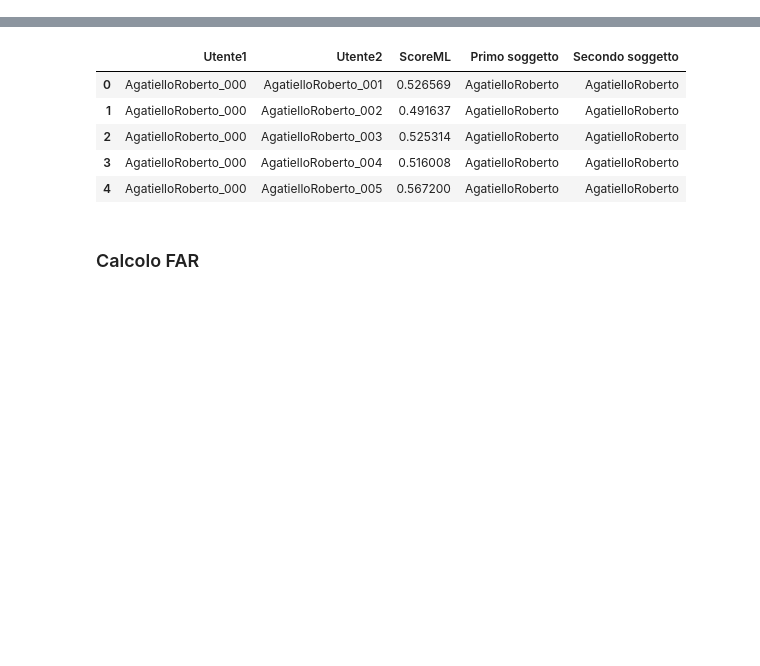
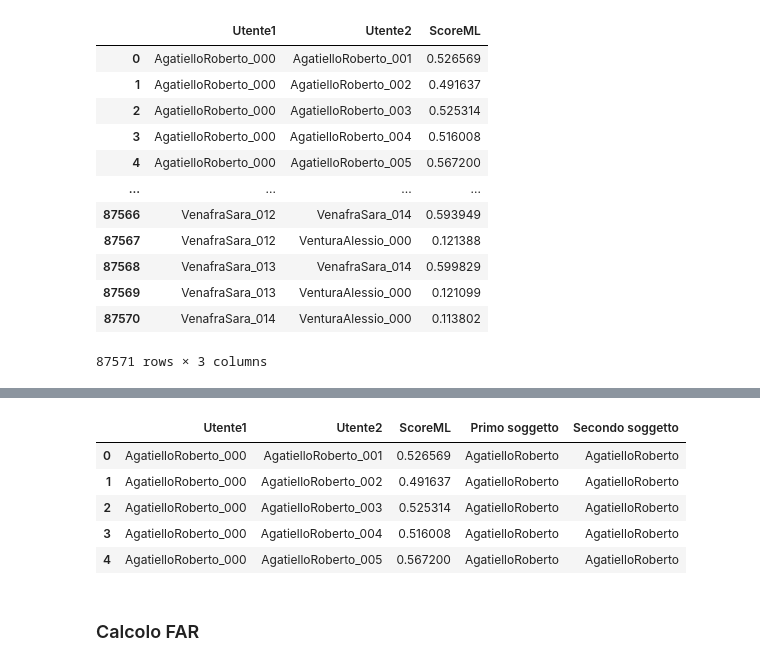
Before and after one commit to Simone-Smaldore/progetto-iqa-sensori, a Jupyter notebook: Utilità python/crea_grafici_FAR_FRR.ipynb, the cells around one changed output, grey strips where cells are left out. Cells and saved outputs as stored; diff of their text form; code cells hidden in the pictures; blank space fills up the shorter version.

```diff
--- a/Utilità python/crea_grafici_FAR_FRR.ipynb
+++ b/Utilità python/crea_grafici_FAR_FRR.ipynb
@@ -9,6 +10,22 @@ PATH_FILE_SCORE = './scoreFiltratiFinaliCsvSuperFiltraggio.csv'
 # PATH_FILE_SCORE = './scoreCsvDatasetFinale.csv'
 
 scores = pd.read_csv(PATH_FILE_SCORE)
+# %%
+scores
+# %% [output]
+|  | Utente1 | Utente2 | ScoreML |
+| 0 | AgatielloRoberto_000 | AgatielloRoberto_001 | 0.526569 |
+| 1 | AgatielloRoberto_000 | AgatielloRoberto_002 | 0.491637 |
+| 2 | AgatielloRoberto_000 | AgatielloRoberto_003 | 0.525314 |
+| 3 | AgatielloRoberto_000 | AgatielloRoberto_004 | 0.516008 |
+| 4 | AgatielloRoberto_000 | AgatielloRoberto_005 | 0.567200 |
+| ... | ... | ... | ... |
+| 87566 | VenafraSara_012 | VenafraSara_014 | 0.593949 |
+| 87567 | VenafraSara_012 | VenturaAlessio_000 | 0.121388 |
+| 87568 | VenafraSara_013 | VenafraSara_014 | 0.599829 |
+| 87569 | VenafraSara_013 | VenturaAlessio_000 | 0.121099 |
+| 87570 | VenafraSara_014 | VenturaAlessio_000 | 0.113802 |
+87571 rows × 3 columns
 # %%
 def calcola_id_soggetto_da_utente(u):
     return u.split("_")[0]
```
Also changed, not shown: parts of 7 cells of this notebook, 9 other files.
